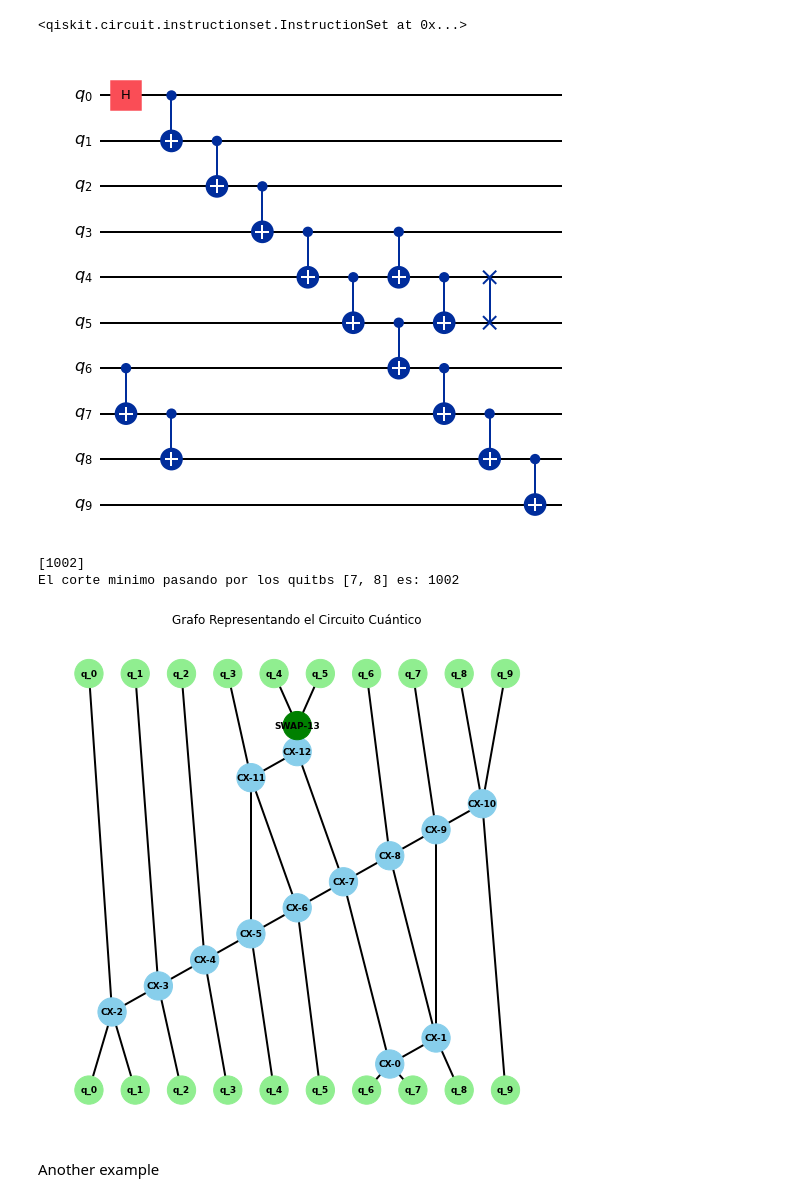
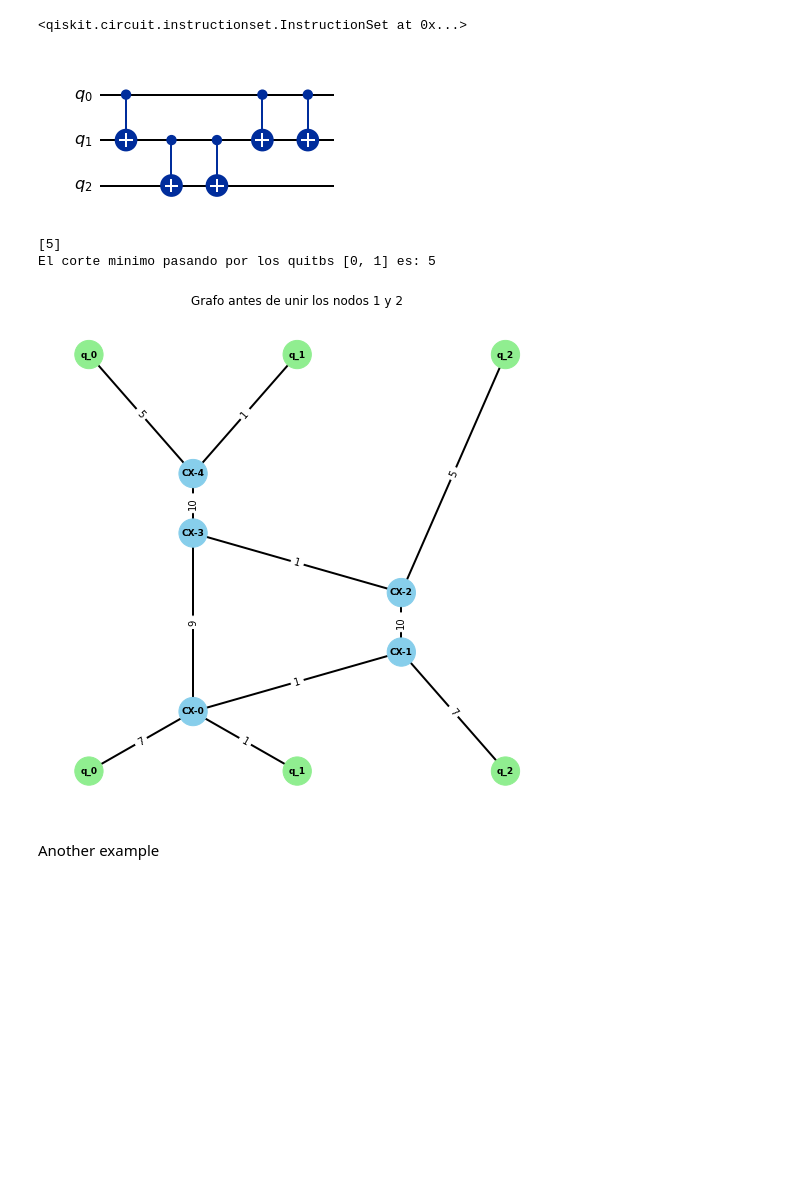
Before and after one commit to PiPevafo/Minimal-cut-in-a-Quantum-Circuit, a Jupyter notebook: karger_modified.ipynb, the cells around one changed output. Drawn from its saved outputs; the diff is of its cells as text; code cells hidden in the pictures; blank space fills up the shorter version.

```diff
--- a/karger_modified.ipynb
+++ b/karger_modified.ipynb
@@ -204,48 +222,64 @@ def karger_min_cut_circuit(qc, bool_plot, exclude_nodes):
 Exemple of Karger modified algorithm to find the minimal cut of a graph.
 # %%
 #Create my circuit
-n_qubits = 10
-n_partition = 4
+n_qubits = 3
+n_partition = 1
 
 qc = QuantumCircuit(n_qubits)
-qc.h(0)
-qc.cx(6,7)
-qc.cx(7, 8)
-for i in range(9):
-    qc.cx(i, i+1)
+# qc.h(0)
+# qc.cx(6,7)
+# qc.cx(7, 8)
+# for i in range(9):
+#     qc.cx(i, i+1)
 
-qc.cx(3, 4)
-qc.cx(4, 5)
-qc.swap(4, 5)
+# qc.cx(3, 4)
+# qc.cx(4, 5)
+# qc.swap(4, 5)
+
+# qc.cx(0, 1)
+# qc.cx(0, 1)
+# qc.cx(0, 1)
+# qc.cx(1, 2)
+# qc.cx(0, 1)
+# qc.cx(0, 1)
+# qc.cx(1, 2)
+# qc.cx(1, 2)
+# qc.cx(1, 2)
+qc.cx(0, 1)
+qc.cx(1, 2)
+qc.cx(1, 2)
+qc.cx(0, 1)
+qc.cx(0, 1)
 # %% [output]
 <qiskit.circuit.instructionset.InstructionSet at 0x...>
 # %%
+
 G, pos, qubit_top_nodes = circuit_to_graph(qc)
 
 # Show the circuit and graph
 display(qc.draw(output='mpl'))
 plt.show()
-draw_circuit_graph(G, pos)
+draw_circuit_graph(G, pos, 1, 2)
 
 #Execute the algorithm
-exclude_nodes = [7, 8]
+exclude_nodes = [0, 1]
 trials = 1
 cuts = []
 
 for _ in range(trials):
     cut = karger_min_cut_circuit(qc, False, exclude_nodes)
     cuts.append(cut)
     min_cut = min(cuts)
 
 print(cuts)
 cut = karger_min_cut_circuit(qc, False, exclude_nodes)
 
 print(f"El corte minimo pasando por los quitbs {exclude_nodes} es: {min_cut}")
 # %% [output]
-[figure, old version]
+[figure, new version]
-[1002]
-El corte minimo pasando por los quitbs [7, 8] es: 1002
+[5]
+El corte minimo pasando por los quitbs [0, 1] es: 5
-[figure, old version]
+[figure, new version]
 # %% [markdown]
 Another example
 # %%
```
Also changed, not shown: parts of 3 cells of this notebook, 1 other file.
